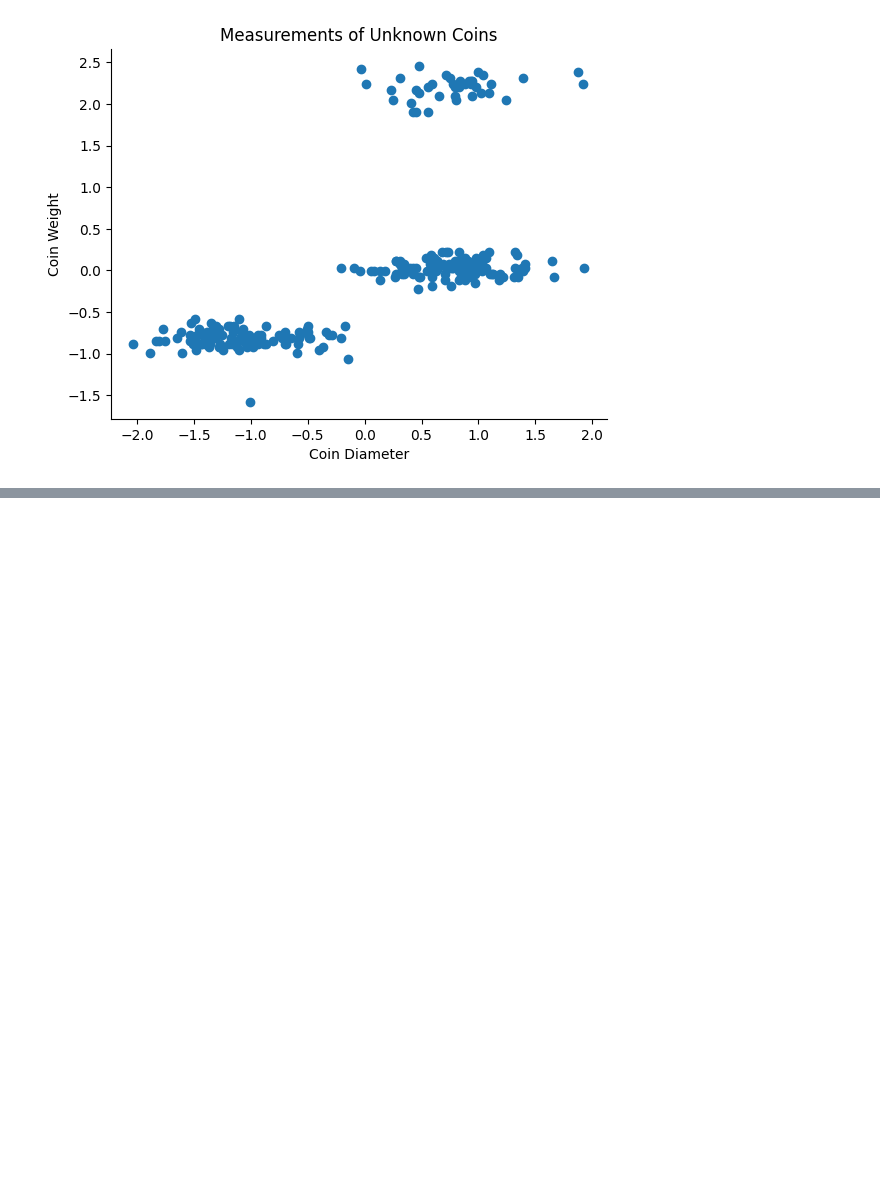
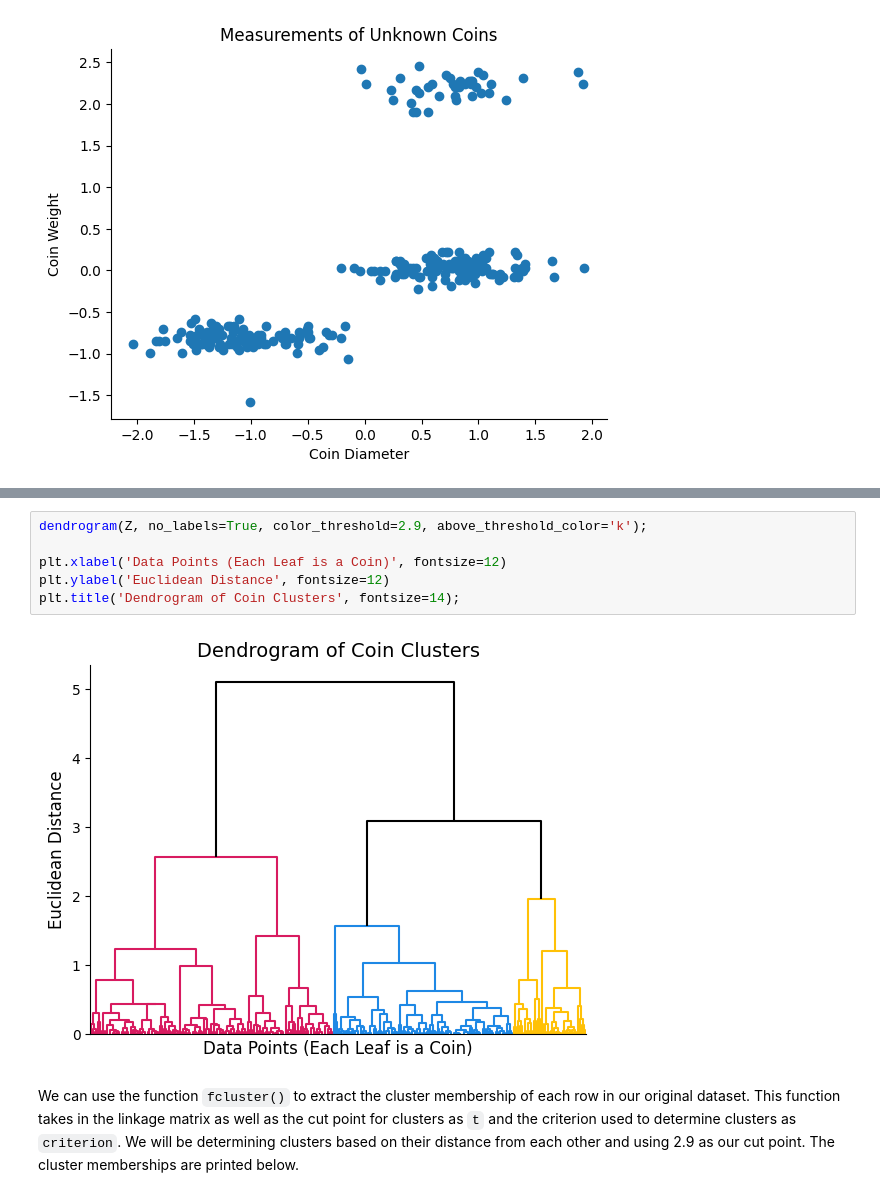
Before and after one commit to uchicago-dsi/textbook-datascience-1, a Jupyter notebook: textbook/26/3/hierarchical.ipynb, the cells around one changed output, grey strips where cells are left out. Saved outputs shown, nothing was run; the diff lists cells and outputs as text; blank space fills up the shorter version.

```diff
--- a/textbook/26/3/hierarchical.ipynb
+++ b/textbook/26/3/hierarchical.ipynb
@@ -286,0 +290,10 @@ array([1, 1, 1, 1, 1, 1, 1, 1, 1, 1, 1, 1, 1, 1, 1, 1, 1, 1, 1, 1, 1, 1,
+# %%
+dendrogram(Z, no_labels=True, color_threshold=2.9, above_threshold_color='k');
+
+plt.xlabel('Data Points (Each Leaf is a Coin)', fontsize=12)
+plt.ylabel('Euclidean Distance', fontsize=12)
+plt.title('Dendrogram of Coin Clusters', fontsize=14);
+# %% [output]
+[figure, added]
+# %% [markdown]
+We can use the function `fcluster()` to extract the cluster membership of each row in our original dataset. This function takes in the linkage matrix as well as the cut point for clusters as `t` and the criterion used to determine clusters as `criterion`. We will be determining clusters based on their distance from each other and using 2.9 as our cut point. The cluster memberships are printed below.
```
Also changed, not shown: parts of 18 cells of this notebook.
